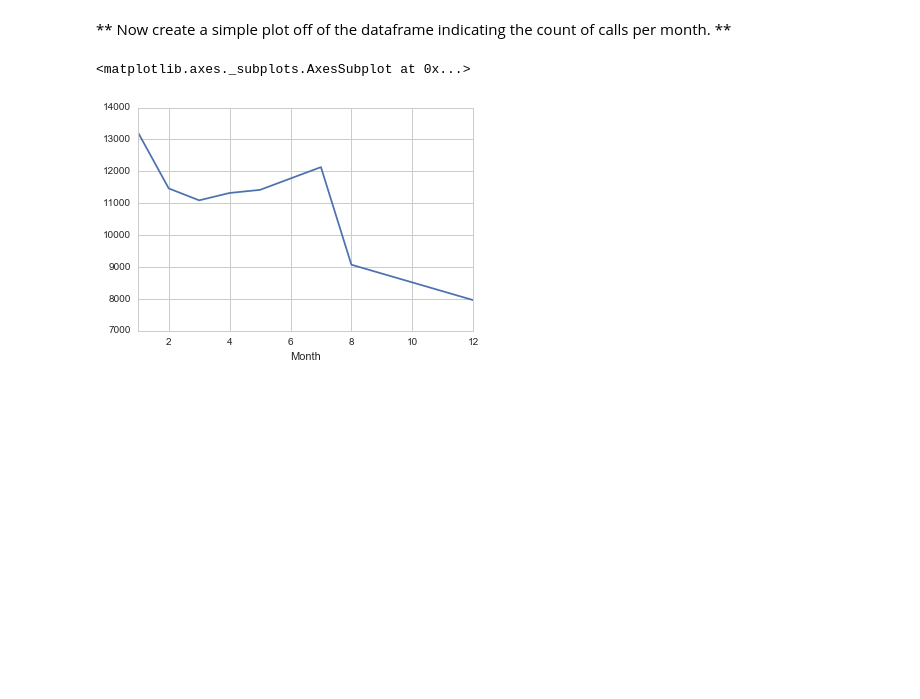
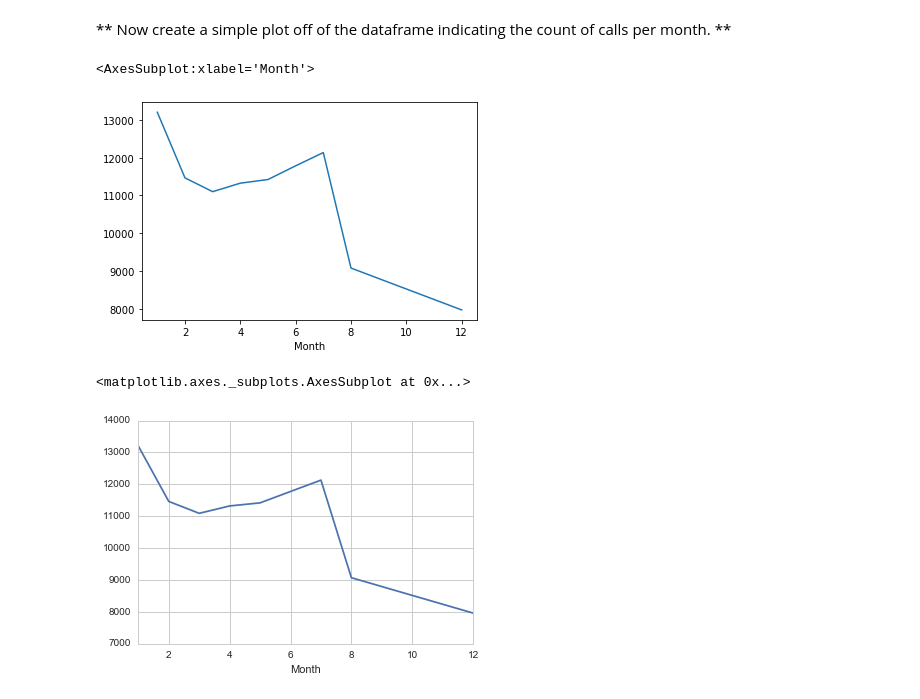
Before and after one commit to makncheese69420/911-Capstone-Project, a Jupyter notebook: 01-911 Calls Data Capstone Project.ipynb, the cells around one changed output. Cells and saved outputs as stored; diff of their text form; code cells hidden in the pictures; blank space fills up the shorter version.

```diff
--- a/01-911 Calls Data Capstone Project.ipynb
+++ b/01-911 Calls Data Capstone Project.ipynb
@@ -228,0 +226,2 @@ _____
+# %%
+byMonth = df.groupby(by='Month').count()
@@ -229,5 +242,10 @@ _____
 # %% [markdown]
 ** Now create a simple plot off of the dataframe indicating the count of calls per month. **
+# %%
+byMonth['lat'].plot()
+# %% [output]
+<AxesSubplot:xlabel='Month'>
+[figure, added]
 # %%
 # %% [output]
 <matplotlib.axes._subplots.AxesSubplot at 0x...>
```
Also changed, not shown: parts of 7 cells of this notebook.
